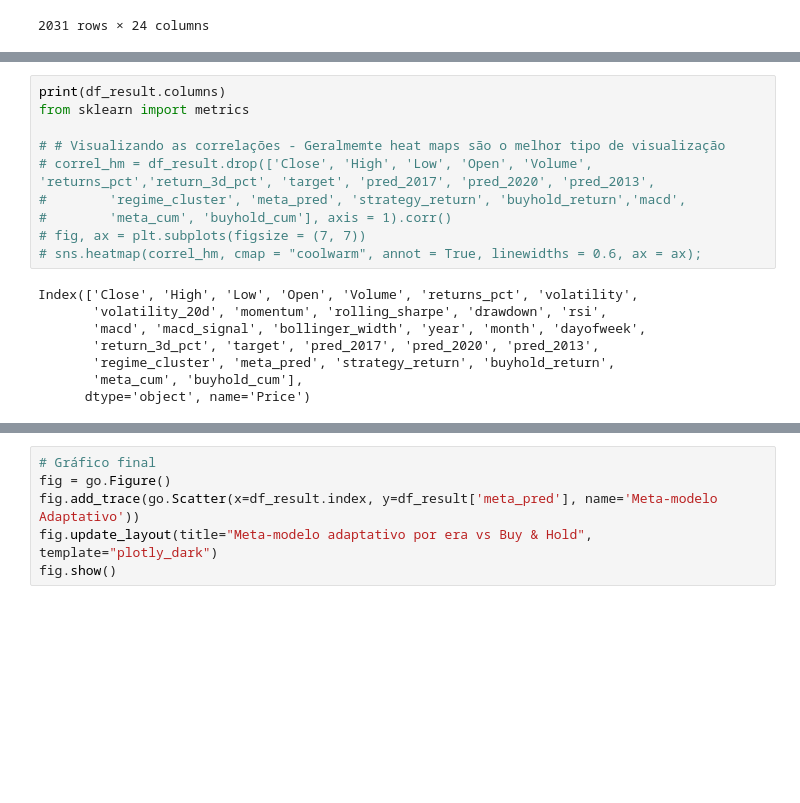
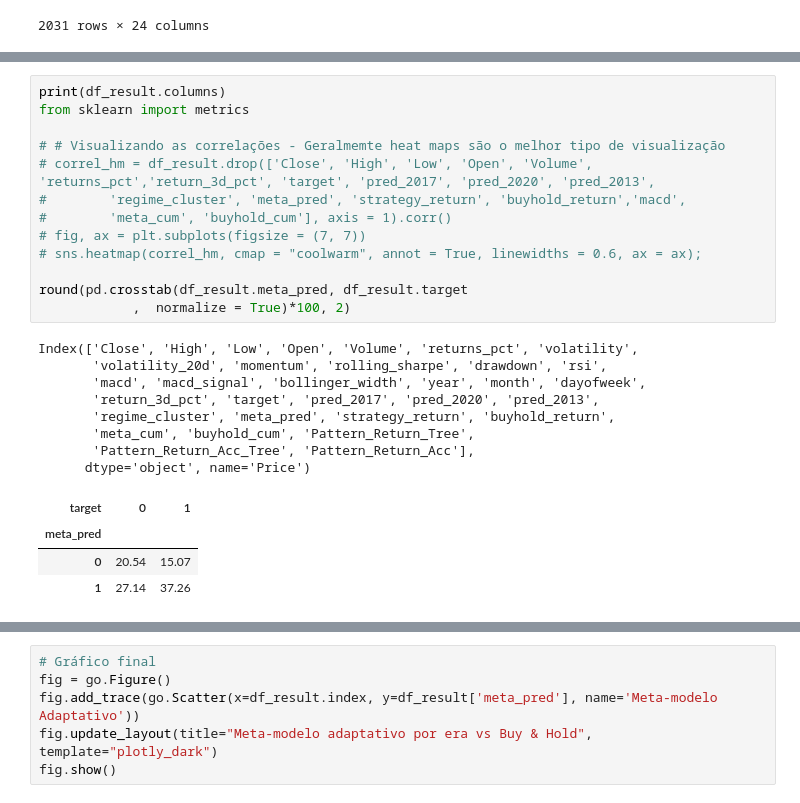
Before and after one commit to leandrocandida/CleanArch, a Jupyter notebook: Untitled11.ipynb, the cells around one changed output, grey strips where cells are left out. Cells and saved outputs as stored; diff of their text form; blank space fills up the shorter version.

```diff
--- a/Untitled11.ipynb
+++ b/Untitled11.ipynb
@@ -2122,21 +2126,29 @@ You can set `force_col_wise=true` to remove the overhead.
 # %%
 print(df_result.columns)
 from sklearn import metrics
 
 # # Visualizando as correlações - Geralmemte heat maps são o melhor tipo de visualização
 # correl_hm = df_result.drop(['Close', 'High', 'Low', 'Open', 'Volume', 'returns_pct','return_3d_pct', 'target', 'pred_2017', 'pred_2020', 'pred_2013',
 #        'regime_cluster', 'meta_pred', 'strategy_return', 'buyhold_return','macd',
 #        'meta_cum', 'buyhold_cum'], axis = 1).corr()
 # fig, ax = plt.subplots(figsize = (7, 7))
 # sns.heatmap(correl_hm, cmap = "coolwarm", annot = True, linewidths = 0.6, ax = ax);
+
+round(pd.crosstab(df_result.meta_pred, df_result.target
+            ,  normalize = True)*100, 2)
 # %% [output]
 Index(['Close', 'High', 'Low', 'Open', 'Volume', 'returns_pct', 'volatility',
        'volatility_20d', 'momentum', 'rolling_sharpe', 'drawdown', 'rsi',
        'macd', 'macd_signal', 'bollinger_width', 'year', 'month', 'dayofweek',
        'return_3d_pct', 'target', 'pred_2017', 'pred_2020', 'pred_2013',
        'regime_cluster', 'meta_pred', 'strategy_return', 'buyhold_return',
-       'meta_cum', 'buyhold_cum'],
+       'meta_cum', 'buyhold_cum', 'Pattern_Return_Tree',
+       'Pattern_Return_Acc_Tree', 'Pattern_Return_Acc'],
       dtype='object', name='Price')
+| target | 0 | 1 |
+| meta_pred |  |  |
+| 0 | 20.54 | 15.07 |
+| 1 | 27.14 | 37.26 |
 # %%
 import seaborn as sns
 import matplotlib.pyplot as plt
```
Also changed, not shown: parts of 6 cells of this notebook.
